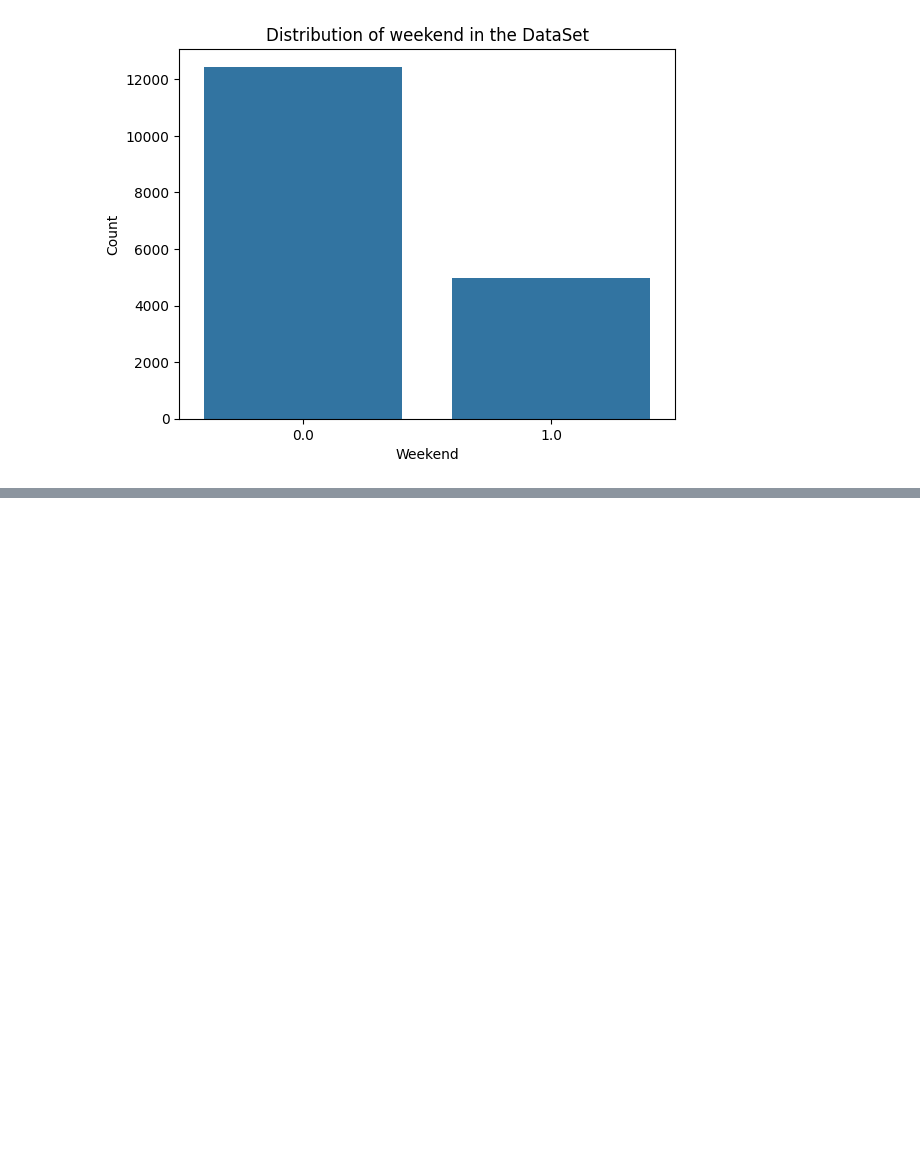
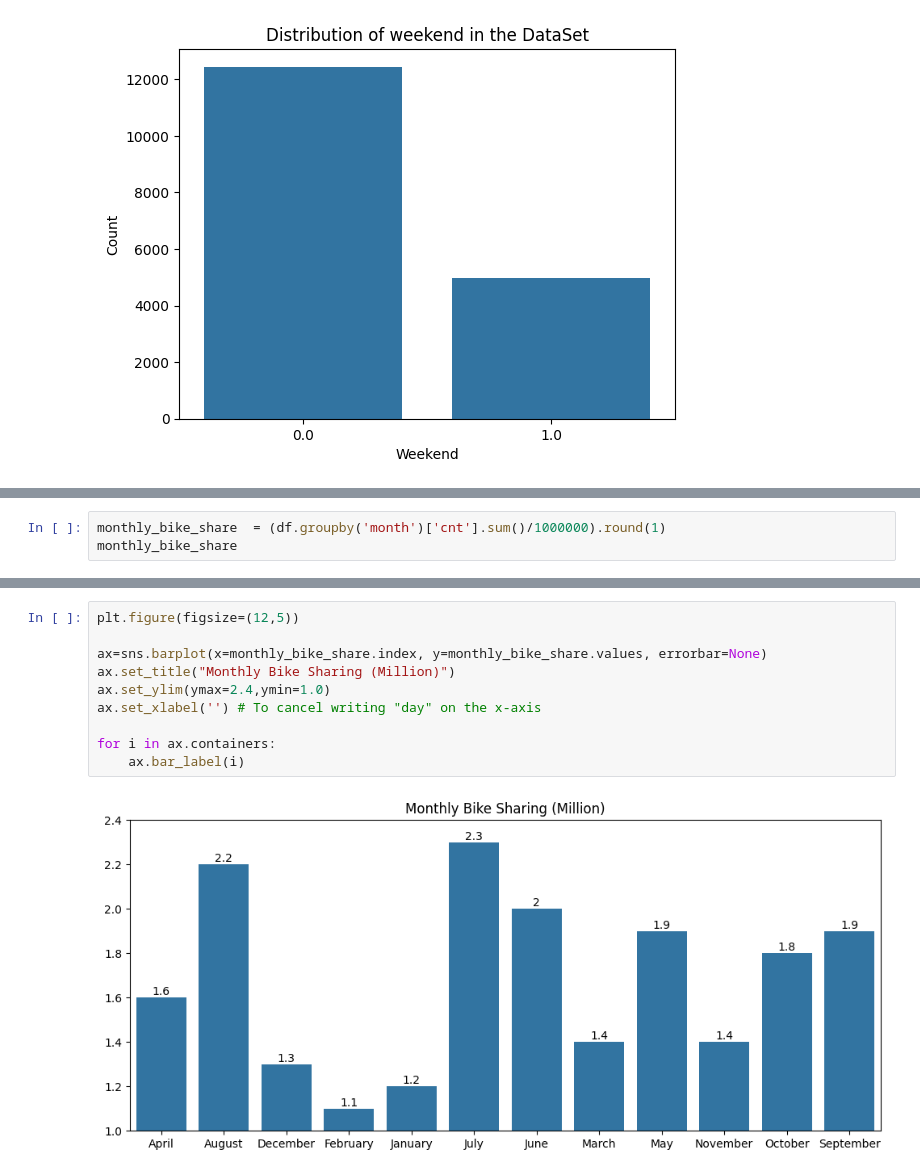
Before and after one commit to EstebanGarnicaMateus/Portfolio, a Jupyter notebook: ds_projects/analysis_visualization/Bike_sharing.ipynb, the cells around one changed output, grey strips where cells are left out. Cells and saved outputs as stored; diff of their text form; blank space fills up the shorter version.

```diff
--- a/ds_projects/analysis_visualization/Bike_sharing.ipynb
+++ b/ds_projects/analysis_visualization/Bike_sharing.ipynb
@@ -180,0 +219,3 @@ plt.show()
+# %%
+monthly_bike_share  = (df.groupby('month')['cnt'].sum()/1000000).round(1)
+monthly_bike_share
@@ -180,0 +237,12 @@ plt.show()
+# %%
+plt.figure(figsize=(12,5))
+
+ax=sns.barplot(x=monthly_bike_share.index, y=monthly_bike_share.values, errorbar=None)
+ax.set_title("Monthly Bike Sharing (Million)")
+ax.set_ylim(ymax=2.4,ymin=1.0)
+ax.set_xlabel('') # To cancel writing "day" on the x-axis
+
+for i in ax.containers:
+    ax.bar_label(i)
+# %% [output]
+[figure, added]
```
Also changed, not shown: parts of 9 cells of this notebook.
